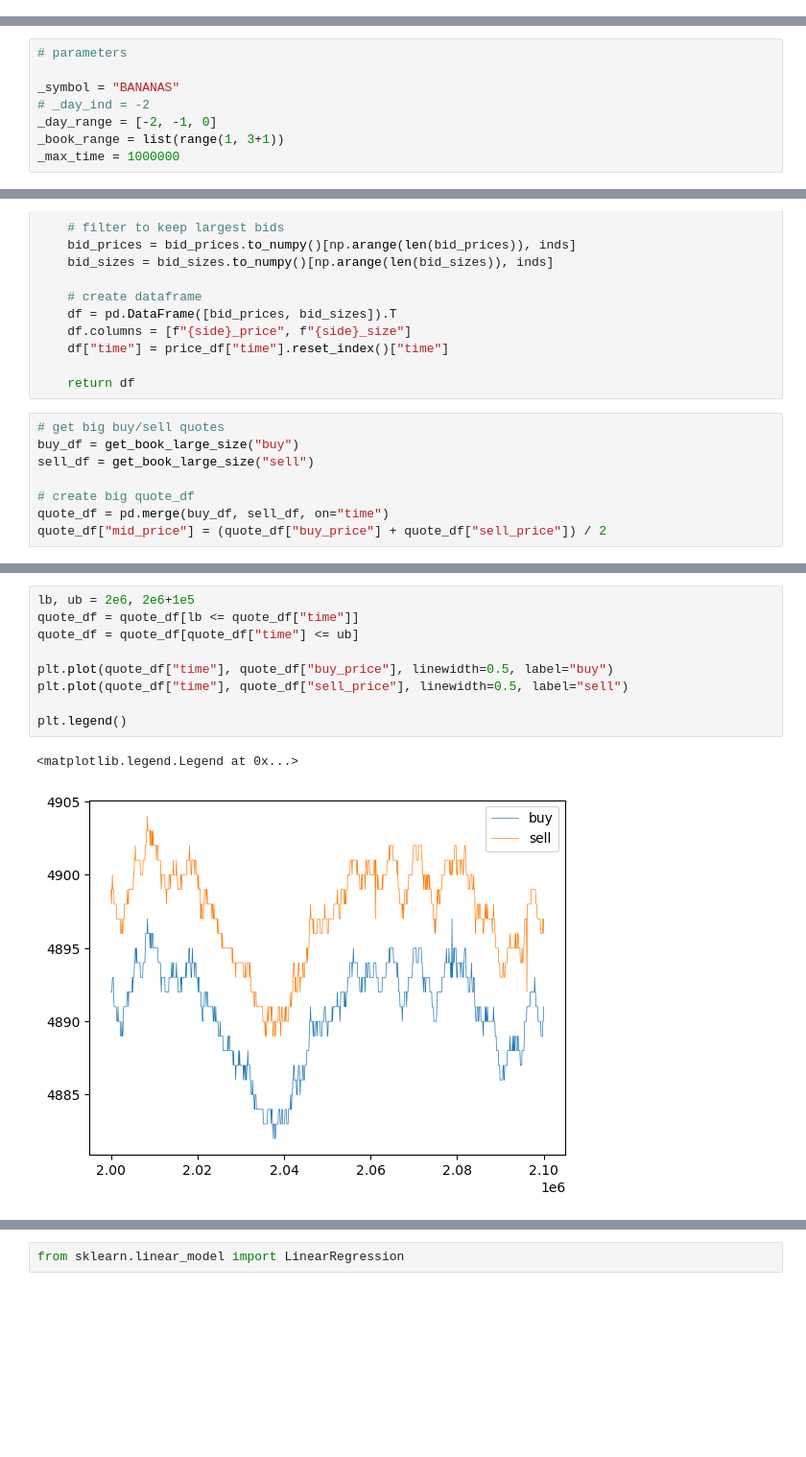
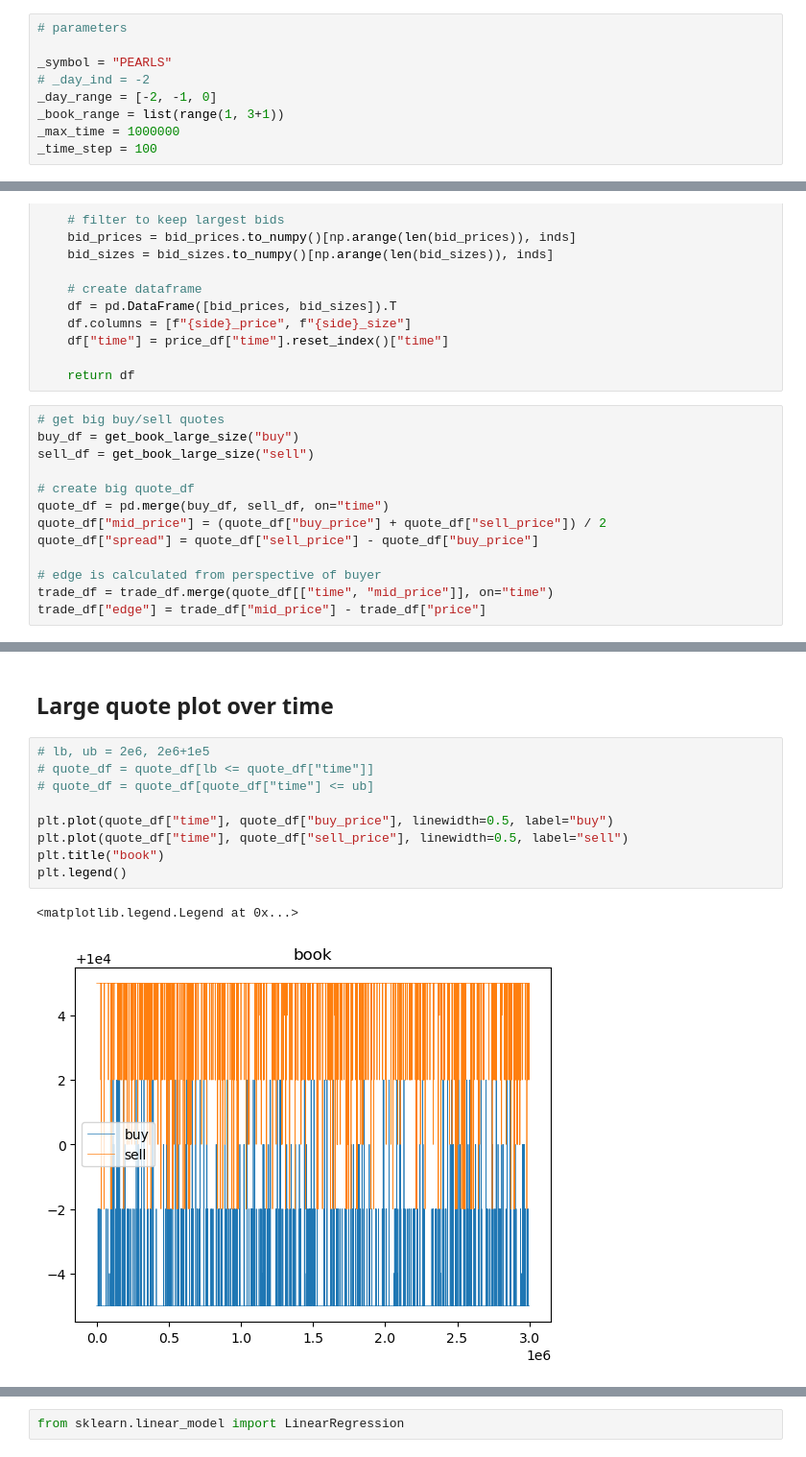
Before and after one commit to rzhan11/IMCTradingComp23, a Jupyter notebook: nbs/round1-csv-exploration.ipynb, the cells around one changed output, grey strips where cells are left out. Shown at 96% size. Saved outputs shown, nothing was run; the diff lists cells and outputs as text; blank space fills up the shorter version.

Commit message:
added better logging for quote_mids

```diff
--- a/nbs/round1-csv-exploration.ipynb
+++ b/nbs/round1-csv-exploration.ipynb
@@ -5,3 +11,12 @@ import pandas as pd
+# %%
+# parameters
+
+_symbol = "PEARLS"
+# _day_ind = -2
+_day_range = [-2, -1, 0]
+_book_range = list(range(1, 3+1))
+_max_time = 1000000
+_time_step = 100
 # %%
 def get_file_trades(day):
     fname = f"../data/round1/trades_round_1_day_{day}_nn.csv"
@@ -13,11 +28,3 @@ def get_file_prices(day):
     fname = f"../data/round1/prices_round_1_day_{day}.csv"
     print("fname", fname)
     return pd.read_csv(fname, sep=";")
-# %%
-# parameters
-
-_symbol = "BANANAS"
-# _day_ind = -2
-_day_range = [-2, -1, 0]
-_book_range = list(range(1, 3+1))
-_max_time = 1000000
@@ -123,3 +145,8 @@ sell_df = get_book_large_size("sell")
 # create big quote_df
 quote_df = pd.merge(buy_df, sell_df, on="time")
 quote_df["mid_price"] = (quote_df["buy_price"] + quote_df["sell_price"]) / 2
+quote_df["spread"] = quote_df["sell_price"] - quote_df["buy_price"]
+
+# edge is calculated from perspective of buyer
+trade_df = trade_df.merge(quote_df[["time", "mid_price"]], on="time")
+trade_df["edge"] = trade_df["mid_price"] - trade_df["price"]
@@ -126,12 +170,14 @@ quote_df["mid_price"] = (quote_df["buy_price"] + quote_df["sell_price"]) / 2
+# %% [markdown]
+## Large quote plot over time
 # %%
-lb, ub = 2e6, 2e6+1e5
-quote_df = quote_df[lb <= quote_df["time"]]
-quote_df = quote_df[quote_df["time"] <= ub]
+# lb, ub = 2e6, 2e6+1e5
+# quote_df = quote_df[lb <= quote_df["time"]]
+# quote_df = quote_df[quote_df["time"] <= ub]
 
 plt.plot(quote_df["time"], quote_df["buy_price"], linewidth=0.5, label="buy")
 plt.plot(quote_df["time"], quote_df["sell_price"], linewidth=0.5, label="sell")
-
+plt.title("book")
 plt.legend()
 # %% [output]
 <matplotlib.legend.Legend at 0x...>
-[figure, old version]
+[figure, new version]
```
Also changed, not shown: parts of 44 cells of this notebook, 3 other files.
